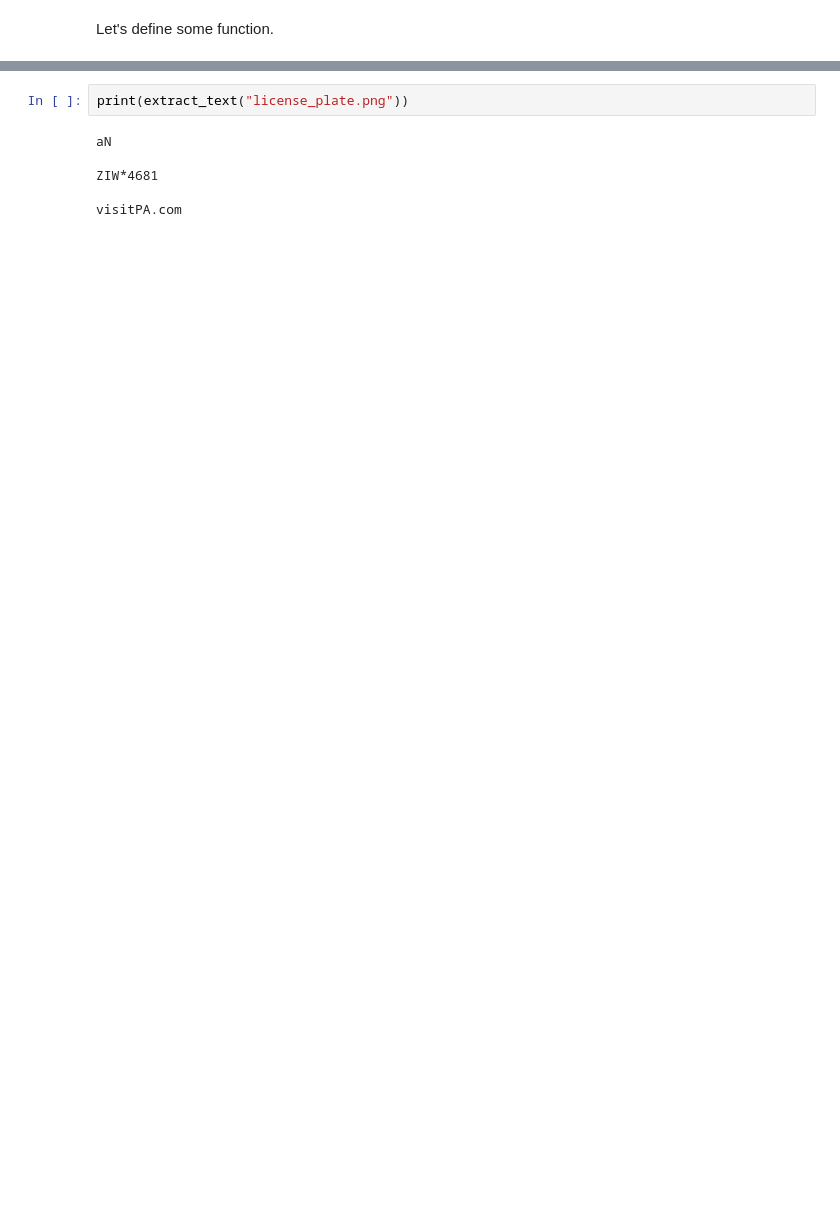
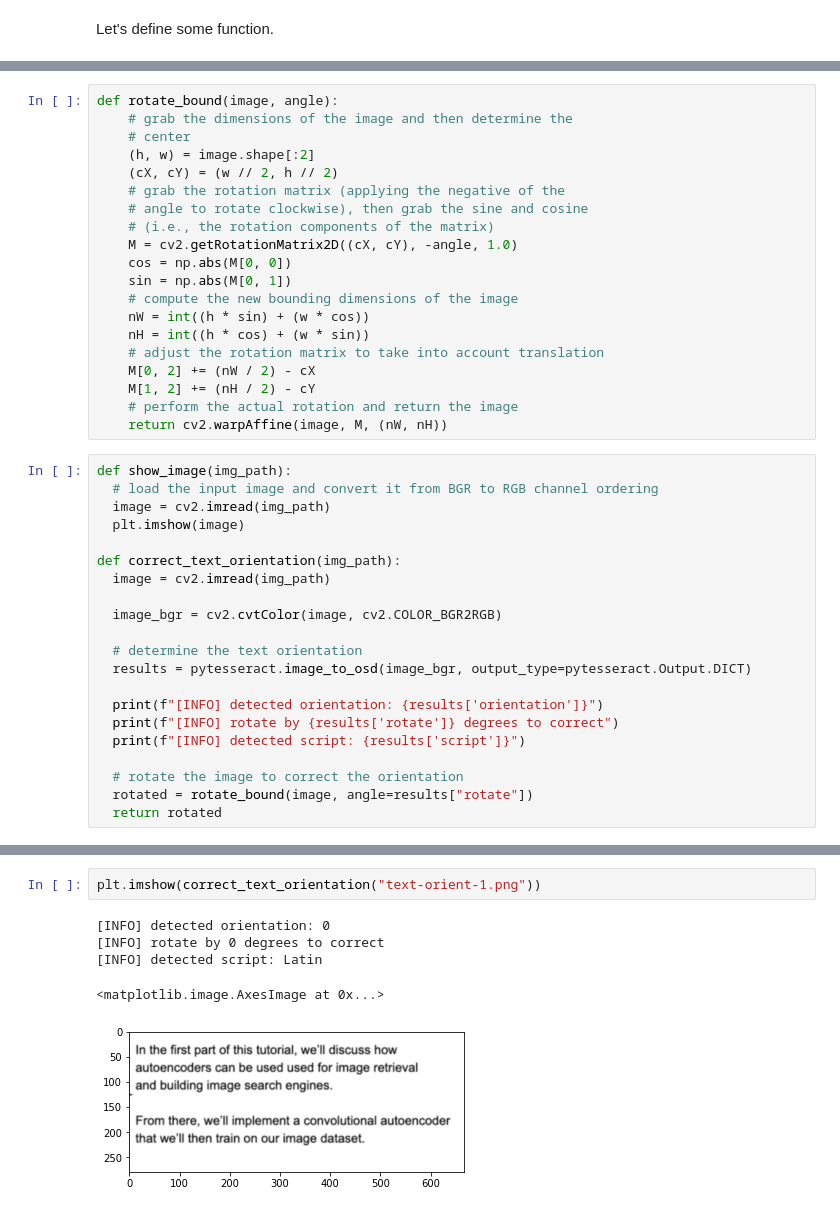
Before and after one commit to rahiakela/computer-vision-research-and-practice, a Jupyter notebook: opencv-projects-and-guide/ocr-with-opencv-and-tesseract/04_correcting_text_orientation.ipynb, the cells around one changed output, grey strips where cells are left out. Saved outputs shown, nothing was run; the diff lists cells and outputs as text; blank space fills up the shorter version.

```diff
--- a/opencv-projects-and-guide/ocr-with-opencv-and-tesseract/04_correcting_text_orientation.ipynb
+++ b/opencv-projects-and-guide/ocr-with-opencv-and-tesseract/04_correcting_text_orientation.ipynb
@@ -54 +36,42 @@ def extract_text(img_path, whitelist=[], blacklist=[]):
+# %%
+def rotate_bound(image, angle):
+    # grab the dimensions of the image and then determine the
+    # center
+    (h, w) = image.shape[:2]
+    (cX, cY) = (w // 2, h // 2)
+    # grab the rotation matrix (applying the negative of the
+    # angle to rotate clockwise), then grab the sine and cosine
+    # (i.e., the rotation components of the matrix)
+    M = cv2.getRotationMatrix2D((cX, cY), -angle, 1.0)
+    cos = np.abs(M[0, 0])
+    sin = np.abs(M[0, 1])
+    # compute the new bounding dimensions of the image
+    nW = int((h * sin) + (w * cos))
+    nH = int((h * cos) + (w * sin))
+    # adjust the rotation matrix to take into account translation
+    M[0, 2] += (nW / 2) - cX
+    M[1, 2] += (nH / 2) - cY
+    # perform the actual rotation and return the image
+    return cv2.warpAffine(image, M, (nW, nH))
+# %%
+def show_image(img_path):
+  # load the input image and convert it from BGR to RGB channel ordering
+  image = cv2.imread(img_path)
+  plt.imshow(image)
+
+def correct_text_orientation(img_path):
+  image = cv2.imread(img_path)
+
+  image_bgr = cv2.cvtColor(image, cv2.COLOR_BGR2RGB)
+
+  # determine the text orientation
+  results = pytesseract.image_to_osd(image_bgr, output_type=pytesseract.Output.DICT)
+
+  print(f"[INFO] detected orientation: {results['orientation']}")
+  print(f"[INFO] rotate by {results['rotate']} degrees to correct")
+  print(f"[INFO] detected script: {results['script']}")
+
+  # rotate the image to correct the orientation
+  rotated = rotate_bound(image, angle=results["rotate"])
+  return rotated
 # %%
@@ -58,9 +81,9 @@ show_image("license_plate.png")
-# %%
-print(extract_text("license_plate.png"))
-# %% [output]
-aN
-
-ZIW*4681
-
-visitPA.com
+# %%
+plt.imshow(correct_text_orientation("text-orient-1.png"))
+# %% [output]
+[INFO] detected orientation: 0
+[INFO] rotate by 0 degrees to correct
+[INFO] detected script: Latin
+<matplotlib.image.AxesImage at 0x...>
+[figure, added]
 # %%
```
Also changed, not shown: parts of 10 cells of this notebook.
